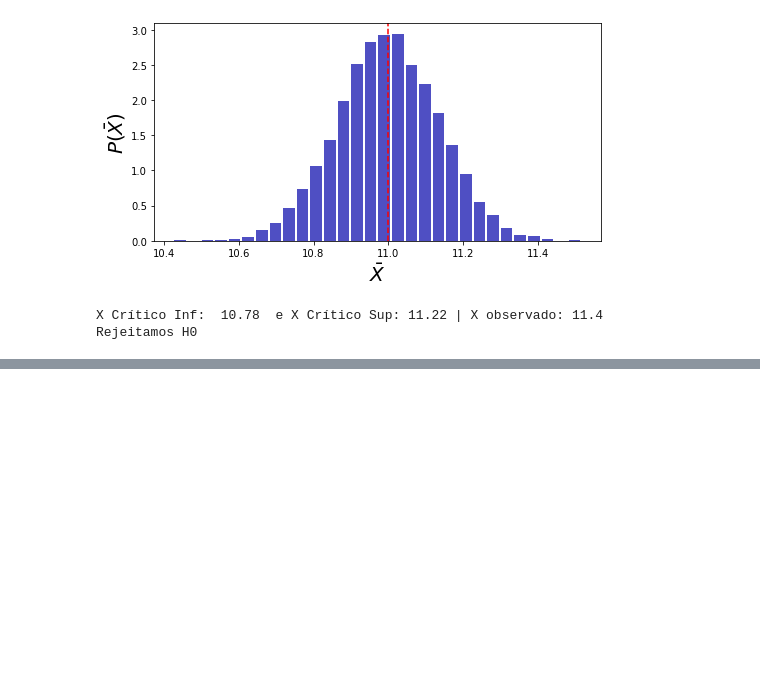
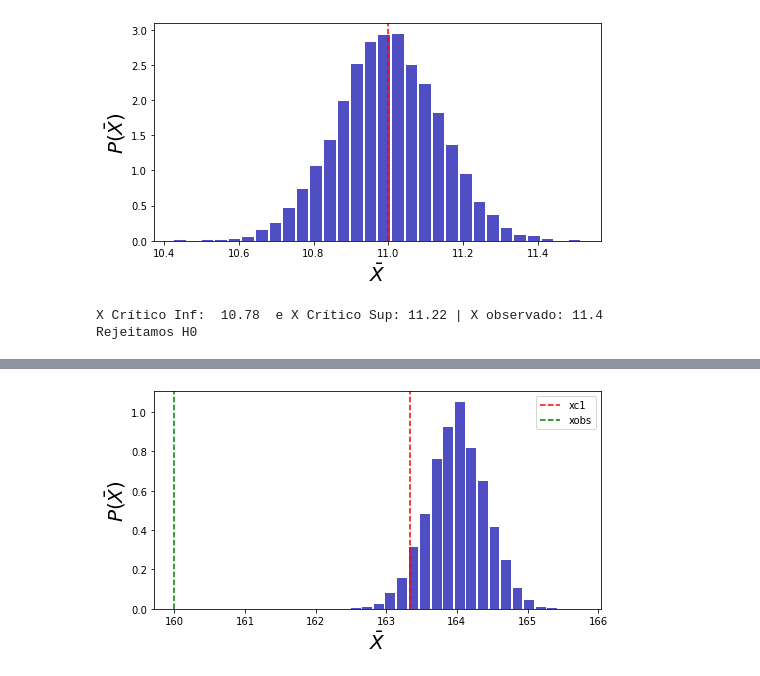
Before and after one commit to jpducatti/mba_data_science_usp, a Jupyter notebook: estatistica_ciencia_dados/modulo_5/Aula5-teste-hipoteses.ipynb, the cells around one changed output, grey strips where cells are left out. Saved outputs shown, nothing was run; the diff lists cells and outputs as text; code cells hidden in the pictures; blank space fills up the shorter version.

```diff
--- a/estatistica_ciencia_dados/modulo_5/Aula5-teste-hipoteses.ipynb
+++ b/estatistica_ciencia_dados/modulo_5/Aula5-teste-hipoteses.ipynb
@@ -630,0 +678,11 @@ Rejeitamos H0
+# %%
+plt.figure(figsize=(8,4))
+a = plt.hist(x=Xm, bins=20, color='#0504aa', alpha=0.7, rwidth=0.85, density=True)
+plt.axvline(x=xc, color='red', linestyle='--', label = 'xc1')
+plt.axvline(x_obs, color='green', linestyle='--', label = 'xobs')
+plt.xlabel(r'$\bar{X}$', fontsize=20)
+plt.ylabel(r'$P(\bar{X})$', fontsize=20)
+plt.legend()
+plt.show(True)
+# %% [output]
+[figure, added]
```
Also changed, not shown: parts of 18 cells of this notebook.
